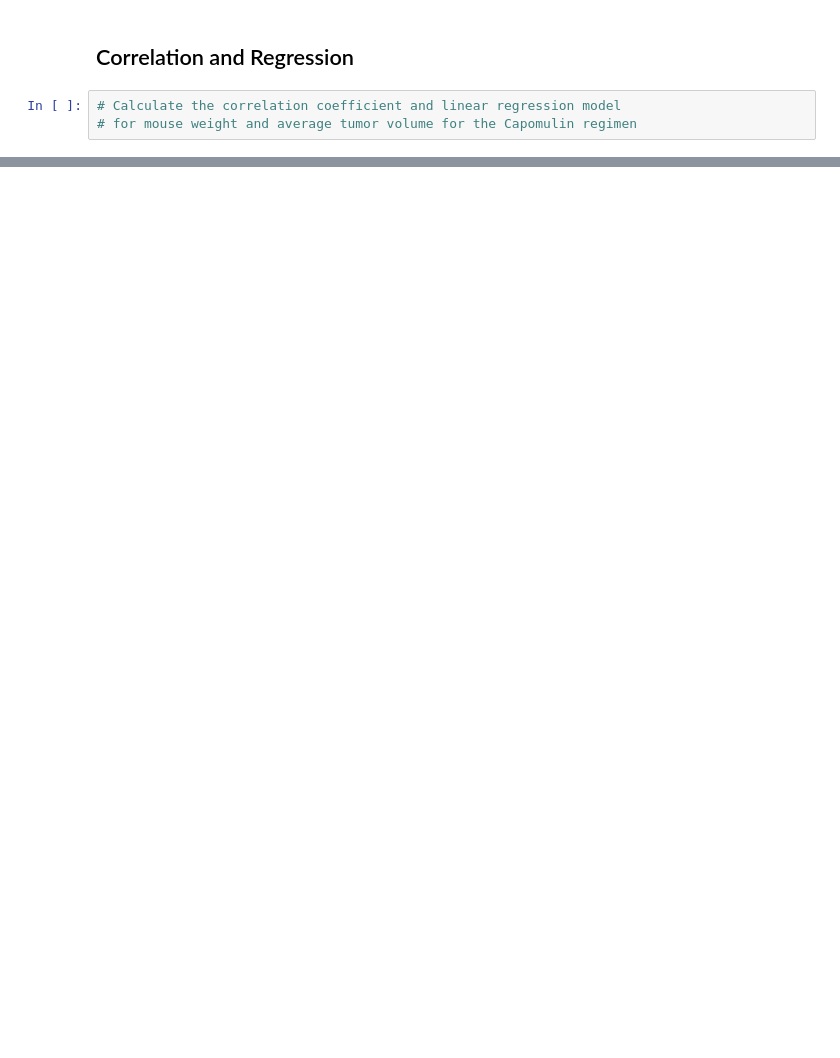
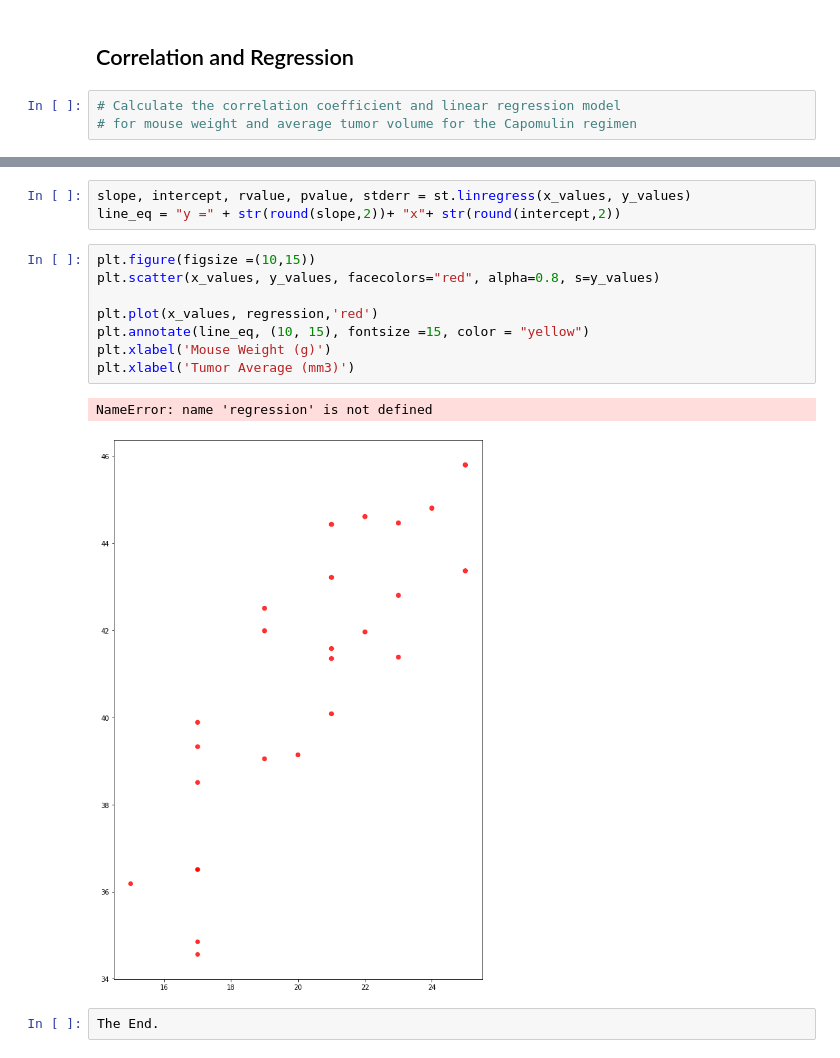
Before and after one commit to gcanales85/matplotlib-challenge, a Jupyter notebook: 05-Matplotlib/Instructions/Pymaceuticals/pymaceuticals_starter.ipynb, the cells around one changed output, grey strips where cells are left out. Cells and saved outputs as stored; diff of their text form; blank space fills up the shorter version.

```diff
--- a/05-Matplotlib/Instructions/Pymaceuticals/pymaceuticals_starter.ipynb
+++ b/05-Matplotlib/Instructions/Pymaceuticals/pymaceuticals_starter.ipynb
@@ -355,0 +475,16 @@ last_timepoint
+# %%
+slope, intercept, rvalue, pvalue, stderr = st.linregress(x_values, y_values)
+line_eq = "y =" + str(round(slope,2))+ "x"+ str(round(intercept,2))
+# %%
+plt.figure(figsize =(10,15))
+plt.scatter(x_values, y_values, facecolors="red", alpha=0.8, s=y_values)
+
+plt.plot(x_values, regression,'red')
+plt.annotate(line_eq, (10, 15), fontsize =15, color = "yellow")
+plt.xlabel('Mouse Weight (g)')
+plt.xlabel('Tumor Average (mm3)')
+# %% [output]
+NameError: name 'regression' is not defined
+[figure, added]
+# %%
+The End.
```
Also changed, not shown: parts of 17 cells of this notebook.
